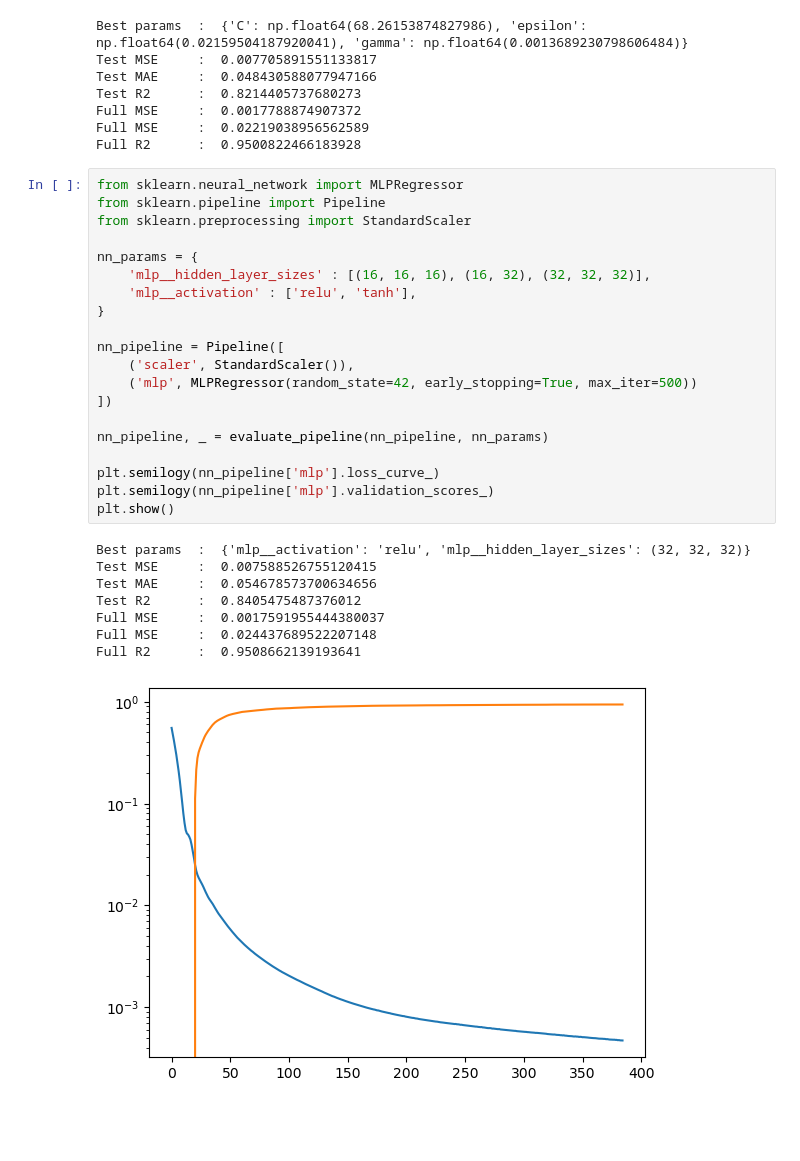
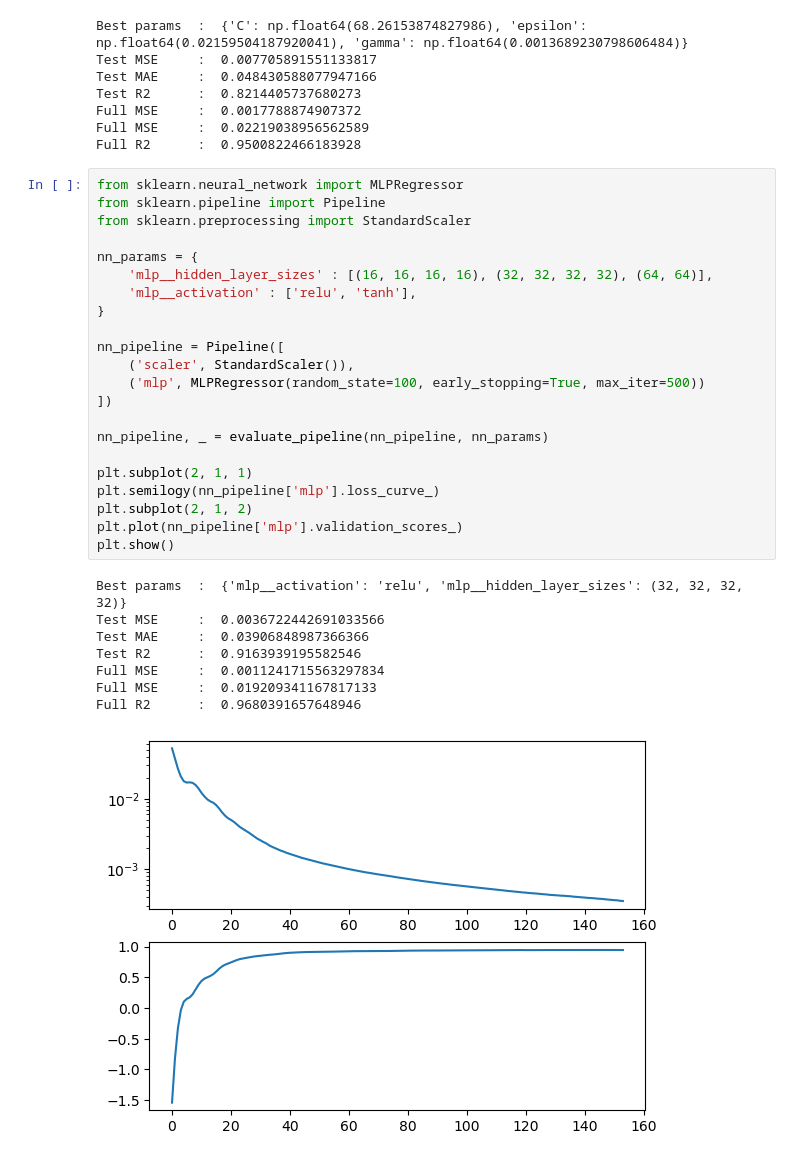
Before and after one commit to shantanu404/ibeam, a Jupyter notebook: ibeam.ipynb, the cells around one changed output. Drawn from its saved outputs; the diff is of its cells as text; blank space fills up the shorter version.

Commit message:
Increase RNN score

```diff
--- a/ibeam.ipynb
+++ b/ibeam.ipynb
@@ -126,29 +126,31 @@ Full R2      :  0.9500822466183928
 # %%
 from sklearn.neural_network import MLPRegressor
 from sklearn.pipeline import Pipeline
 from sklearn.preprocessing import StandardScaler
 
 nn_params = {
-    'mlp__hidden_layer_sizes' : [(16, 16, 16), (16, 32), (32, 32, 32)],
+    'mlp__hidden_layer_sizes' : [(16, 16, 16, 16), (32, 32, 32, 32), (64, 64)],
     'mlp__activation' : ['relu', 'tanh'],
 }
 
 nn_pipeline = Pipeline([
     ('scaler', StandardScaler()),
-    ('mlp', MLPRegressor(random_state=42, early_stopping=True, max_iter=500))
+    ('mlp', MLPRegressor(random_state=100, early_stopping=True, max_iter=500))
 ])
 
 nn_pipeline, _ = evaluate_pipeline(nn_pipeline, nn_params)
 
+plt.subplot(2, 1, 1)
 plt.semilogy(nn_pipeline['mlp'].loss_curve_)
-plt.semilogy(nn_pipeline['mlp'].validation_scores_)
+plt.subplot(2, 1, 2)
+plt.plot(nn_pipeline['mlp'].validation_scores_)
 plt.show()
 # %% [output]
-Best params  :  {'mlp__activation': 'relu', 'mlp__hidden_layer_sizes': (32, 32, 32)}
-Test MSE     :  0.007588526755120415
-Test MAE     :  0.054678573700634656
-Test R2      :  0.8405475487376012
-Full MSE     :  0.0017591955444380037
-Full MSE     :  0.024437689522207148
-Full R2      :  0.9508662139193641
+Best params  :  {'mlp__activation': 'relu', 'mlp__hidden_layer_sizes': (32, 32, 32, 32)}
+Test MSE     :  0.0036722442691033566
+Test MAE     :  0.03906848987366366
+Test R2      :  0.9163939195582546
+Full MSE     :  0.0011241715563297834
+Full MSE     :  0.019209341167817133
+Full R2      :  0.9680391657648946
-[figure, old version]
+[figure, new version]
```
